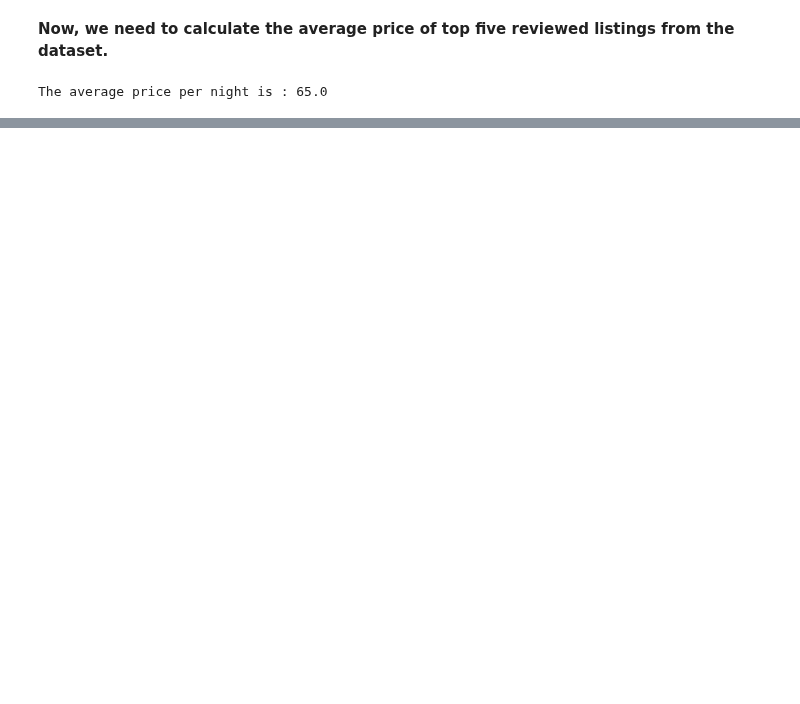
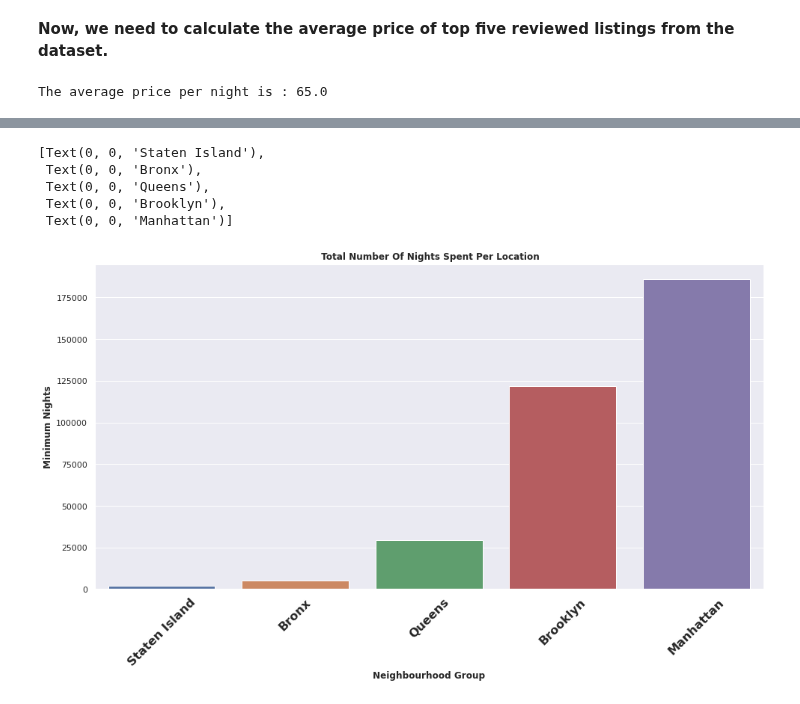
Before and after one commit to saptaksubhra/Airbnb-Bookings-Analysis, a Jupyter notebook: Airbnb_Bookings_Analysis_Capstone_Project.ipynb, the cells around one changed output, grey strips where cells are left out. Cells and saved outputs as stored; diff of their text form; code cells hidden in the pictures; blank space fills up the shorter version.

```diff
--- a/Airbnb_Bookings_Analysis_Capstone_Project.ipynb
+++ b/Airbnb_Bookings_Analysis_Capstone_Project.ipynb
@@ -669,0 +731,6 @@ From this table, we have the top five reviewed listings in AirBNB dataset and we
+# %%
+# Find out the maximum and minimum nights spent by customers across different neighbourhood groups
+
+tot_nights = df_airbnb_copy.groupby('neighbourhood_group')['minimum_nights'].sum().reset_index()
+final_countdown = tot_nights.sort_values('minimum_nights', ascending = True)
+final_countdown.head()
@@ -669,0 +744,17 @@ From this table, we have the top five reviewed listings in AirBNB dataset and we
+# %%
+# Data visualization of total number of nights spent per location by using seaborn library
+
+sns.set(rc = {'figure.figsize': (16,8)})
+sns.set_style('darkgrid')
+xyz = sns.barplot(x ='neighbourhood_group', y = 'minimum_nights', data = final_countdown)
+xyz.set_title(' Total Number Of Nights Spent Per Location', Weight = 'bold')
+xyz.set_xlabel('Neighbourhood Group', Weight = 'bold')
+xyz.set_ylabel('Minimum Nights', Weight = 'bold')
+xyz.set_xticklabels(xyz.get_xticklabels(), Weight = 'bold', rotation = 45, size = '16' )
+# %% [output]
+[Text(0, 0, 'Staten Island'),
+ Text(0, 0, 'Bronx'),
+ Text(0, 0, 'Queens'),
+ Text(0, 0, 'Brooklyn'),
+ Text(0, 0, 'Manhattan')]
+[figure, added]
```
Also changed, not shown: parts of 20 cells of this notebook.
